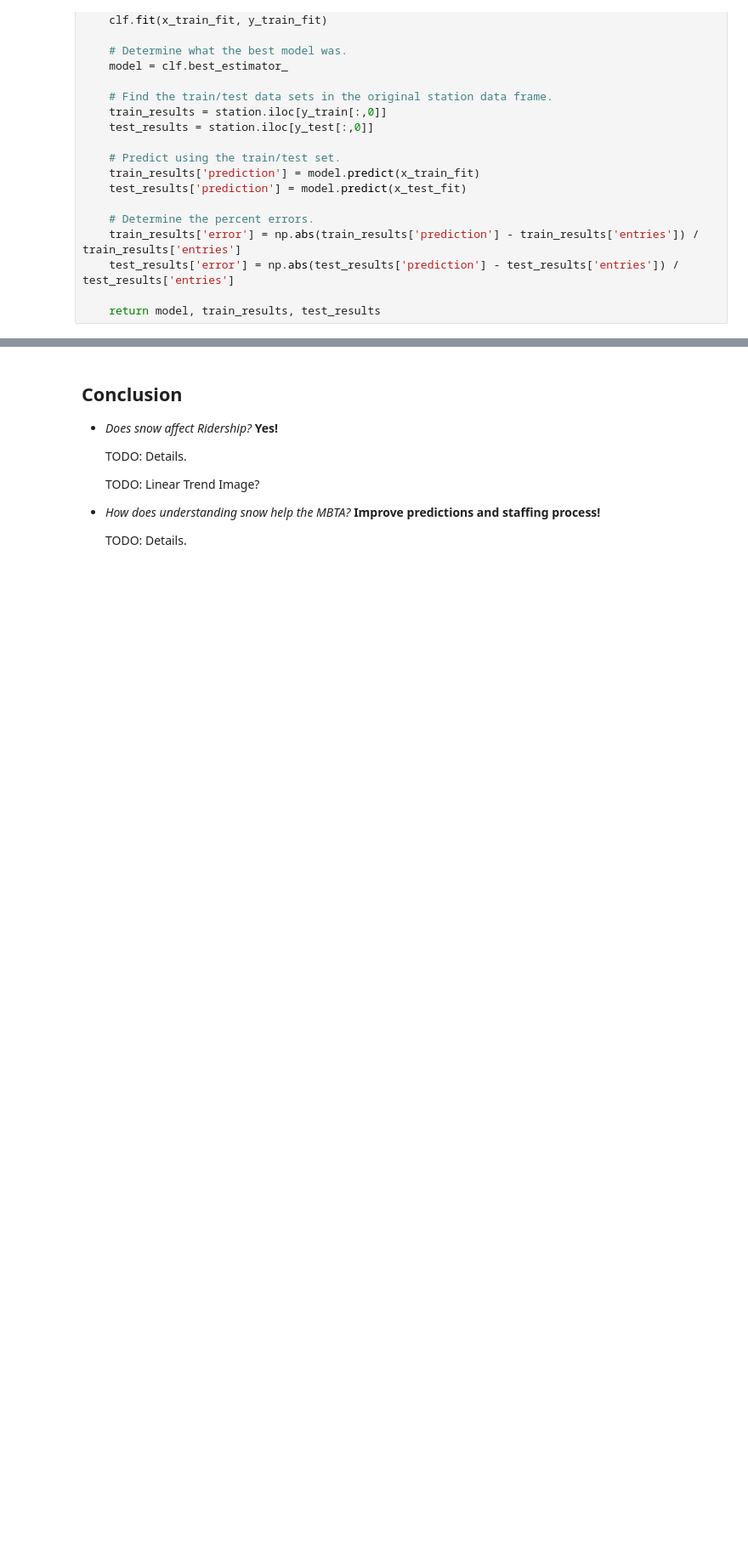
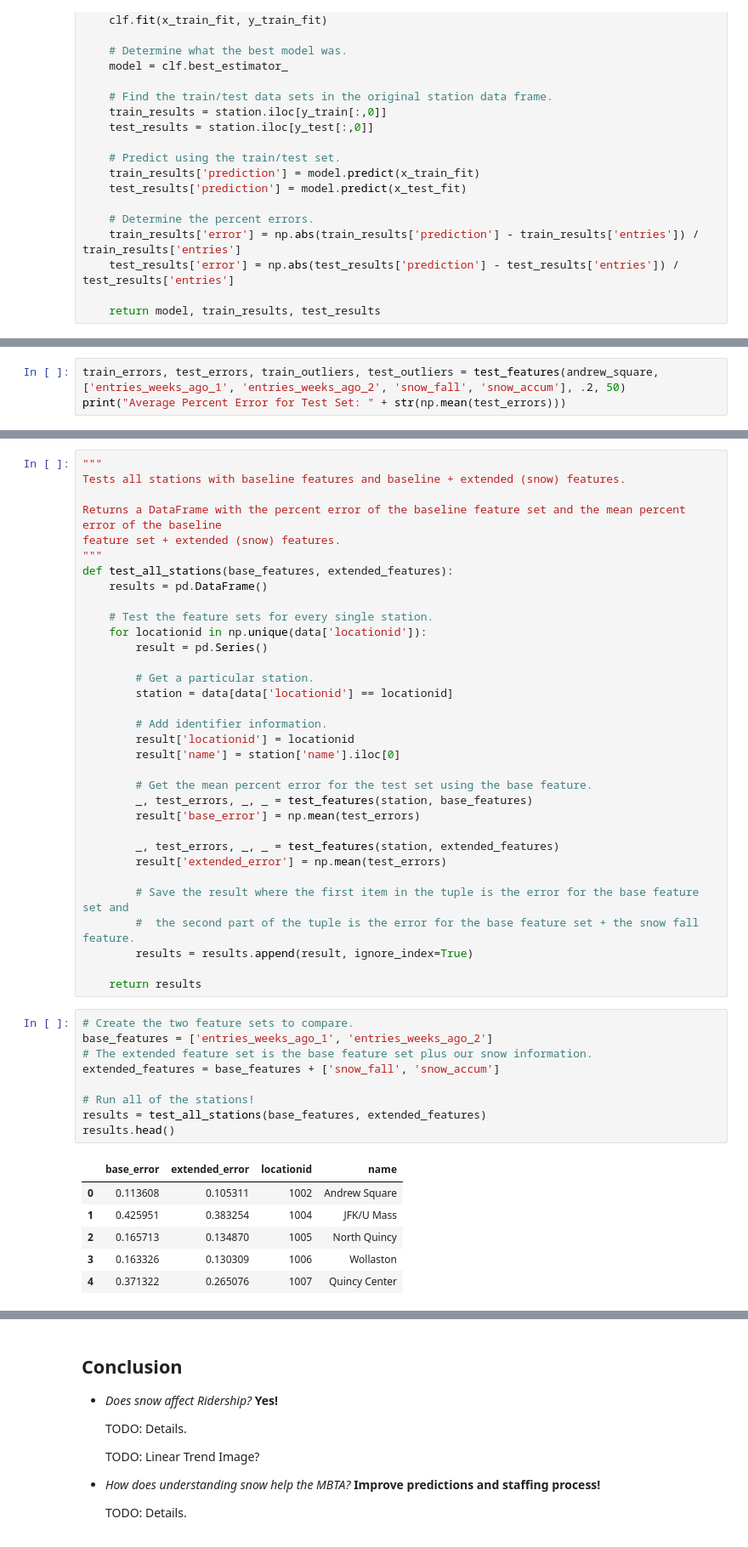
Before and after one commit to azampagl/harvard-capstone, a Jupyter notebook: src/release/Weather.ipynb, the cells around one changed output, grey strips where cells are left out. Shown: that part at 85% size. Saved outputs shown, nothing was run; the diff lists cells and outputs as text; blank space fills up the shorter version.

```diff
--- a/src/release/Weather.ipynb
+++ b/src/release/Weather.ipynb
@@ -344,0 +368,3 @@ train_result[0][train_result[0].error > 1.0].head(20)
+# %%
+train_errors, test_errors, train_outliers, test_outliers = test_features(andrew_square, ['entries_weeks_ago_1', 'entries_weeks_ago_2', 'snow_fall', 'snow_accum'], .2, 50)
+print("Average Percent Error for Test Set: " + str(np.mean(test_errors)))
@@ -344,0 +393,49 @@ train_result[0][train_result[0].error > 1.0].head(20)
+# %%
+"""
+Tests all stations with baseline features and baseline + extended (snow) features.
+
+Returns a DataFrame with the percent error of the baseline feature set and the mean percent error of the baseline
+feature set + extended (snow) features.
+"""
+def test_all_stations(base_features, extended_features):
+    results = pd.DataFrame()
+
+    # Test the feature sets for every single station.
+    for locationid in np.unique(data['locationid']):
+        result = pd.Series()
+
+        # Get a particular station.
+        station = data[data['locationid'] == locationid]
+
+        # Add identifier information.
+        result['locationid'] = locationid
+        result['name'] = station['name'].iloc[0]
+
+        # Get the mean percent error for the test set using the base feature.
+        _, test_errors, _, _ = test_features(station, base_features)
+        result['base_error'] = np.mean(test_errors)
+
+        _, test_errors, _, _ = test_features(station, extended_features)
+        result['extended_error'] = np.mean(test_errors)
+
+        # Save the result where the first item in the tuple is the error for the base feature set and
+        #  the second part of the tuple is the error for the base feature set + the snow fall feature.
+        results = results.append(result, ignore_index=True)
+
+    return results
+# %%
+# Create the two feature sets to compare.
+base_features = ['entries_weeks_ago_1', 'entries_weeks_ago_2']
+# The extended feature set is the base feature set plus our snow information.
+extended_features = base_features + ['snow_fall', 'snow_accum']
+
+# Run all of the stations!
+results = test_all_stations(base_features, extended_features)
+results.head()
+# %% [output]
+|  | base_error | extended_error | locationid | name |
+| 0 | 0.113608 | 0.105311 | 1002 | Andrew Square |
+| 1 | 0.425951 | 0.383254 | 1004 | JFK/U Mass |
+| 2 | 0.165713 | 0.134870 | 1005 | North Quincy |
+| 3 | 0.163326 | 0.130309 | 1006 | Wollaston |
+| 4 | 0.371322 | 0.265076 | 1007 | Quincy Center |
```
Also changed, not shown: parts of 20 cells of this notebook.
